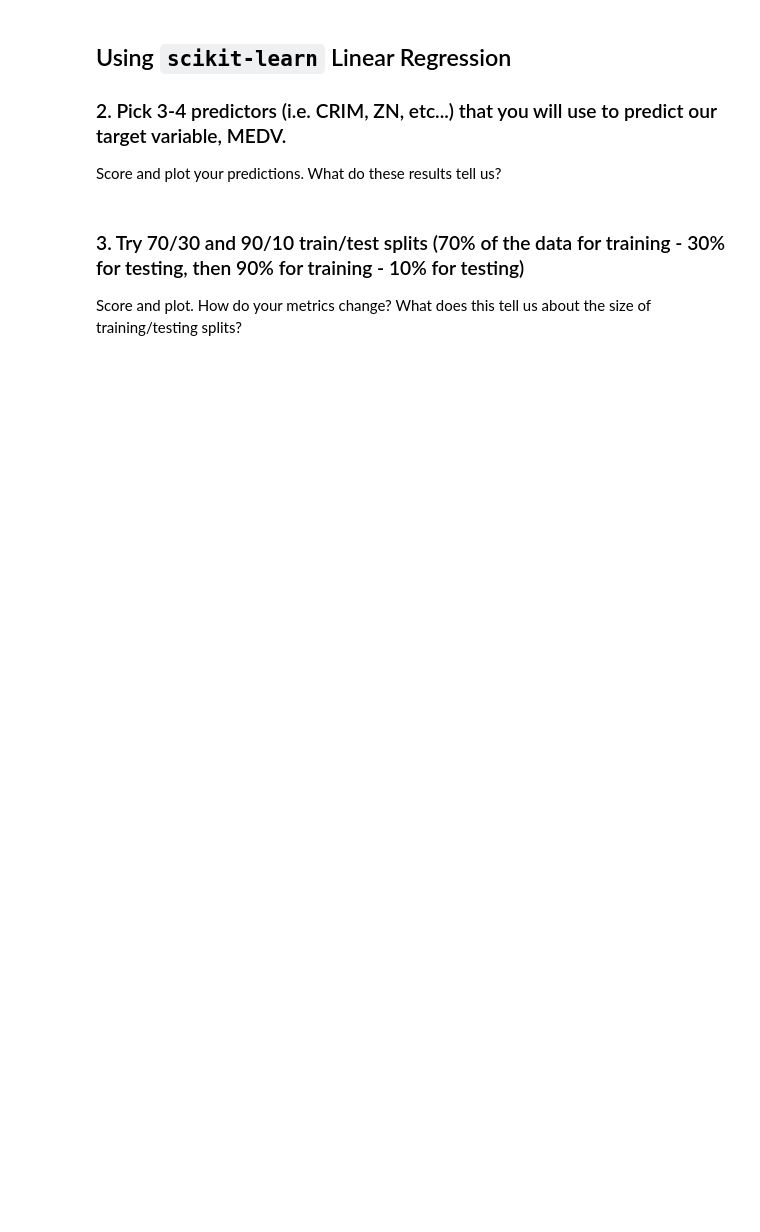
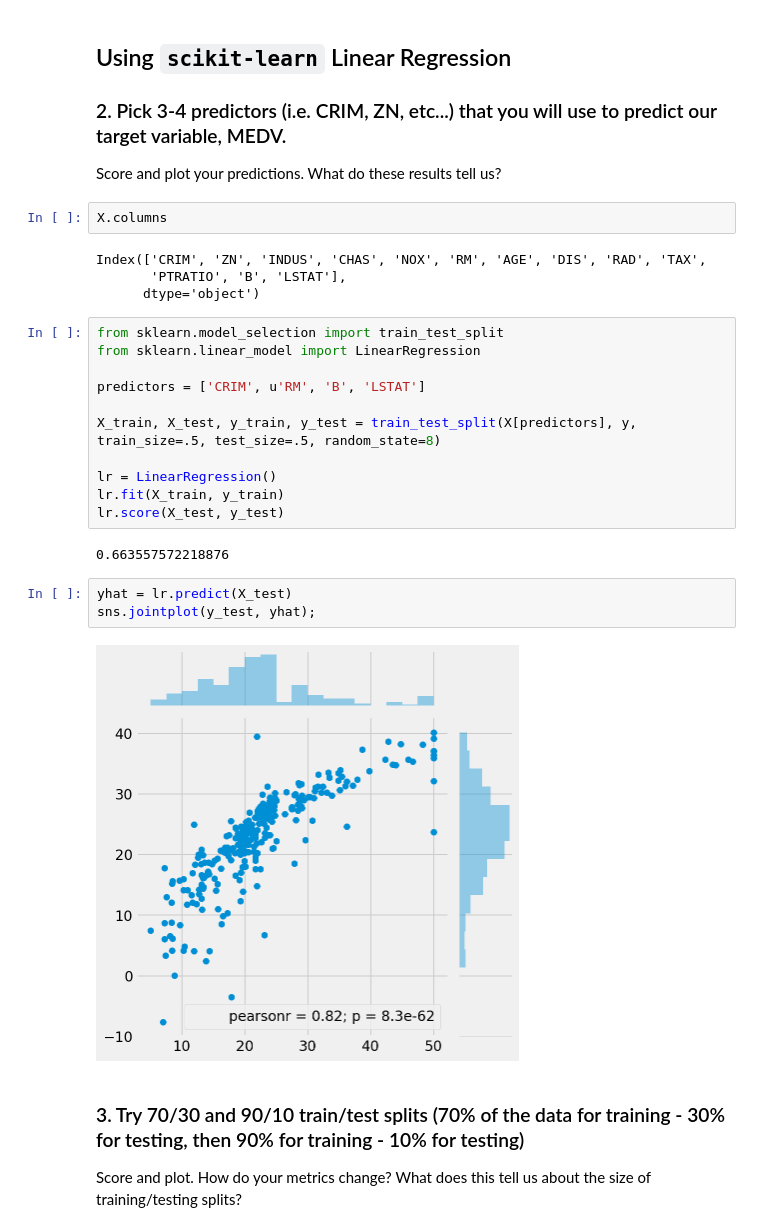
Before and after one commit to tonyakirker/coffee, a Jupyter notebook: linreg-knn-project.ipynb, the cells around one changed output. Cells and saved outputs as stored; diff of their text form; blank space fills up the shorter version.

```diff
--- a/linreg-knn-project.ipynb
+++ b/linreg-knn-project.ipynb
@@ -97,6 +142,30 @@ Boston data is from scikit-learn, so it ought to be pretty clean, but we should
 
 ### 2. Pick 3-4 predictors (i.e. CRIM, ZN, etc...) that you will use to predict our target variable, MEDV.
 Score and plot your predictions. What do these results tell us?
+# %%
+X.columns
+# %% [output]
+Index(['CRIM', 'ZN', 'INDUS', 'CHAS', 'NOX', 'RM', 'AGE', 'DIS', 'RAD', 'TAX',
+       'PTRATIO', 'B', 'LSTAT'],
+      dtype='object')
+# %%
+from sklearn.model_selection import train_test_split
+from sklearn.linear_model import LinearRegression
+
+predictors = ['CRIM', u'RM', 'B', 'LSTAT']
+
+X_train, X_test, y_train, y_test = train_test_split(X[predictors], y, train_size=.5, test_size=.5, random_state=8)
+
+lr = LinearRegression()
+lr.fit(X_train, y_train)
+lr.score(X_test, y_test)
+# %% [output]
+0.663557572218876
+# %%
+yhat = lr.predict(X_test)
+sns.jointplot(y_test, yhat);
+# %% [output]
+[figure, added]
 # %% [markdown]
 ### 3. Try 70/30 and 90/10 train/test splits (70% of the data for training - 30% for testing, then 90% for training - 10% for testing)
 Score and plot. How do your metrics change? What does this tell us about the size of training/testing splits?
```
Also changed, not shown: parts of 11 cells of this notebook.
